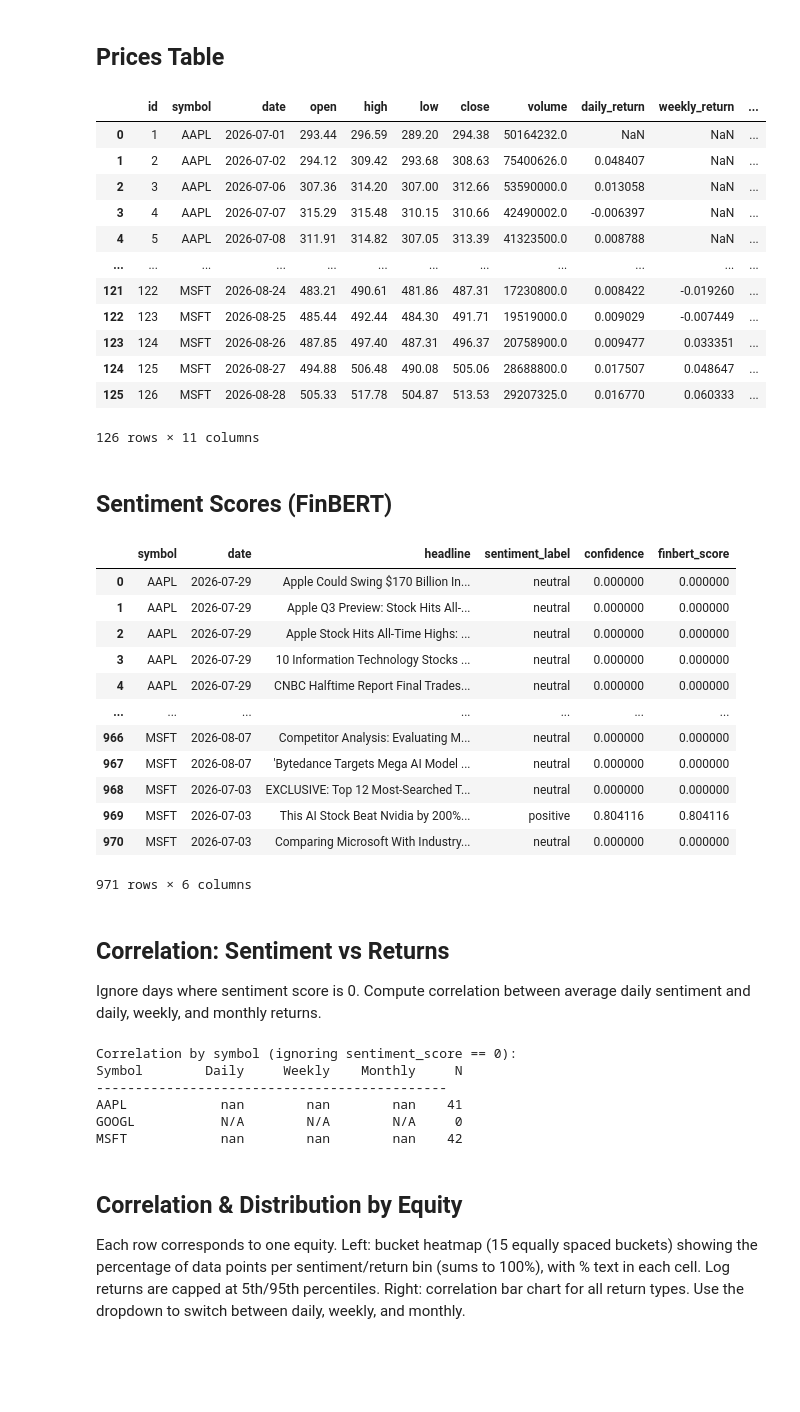
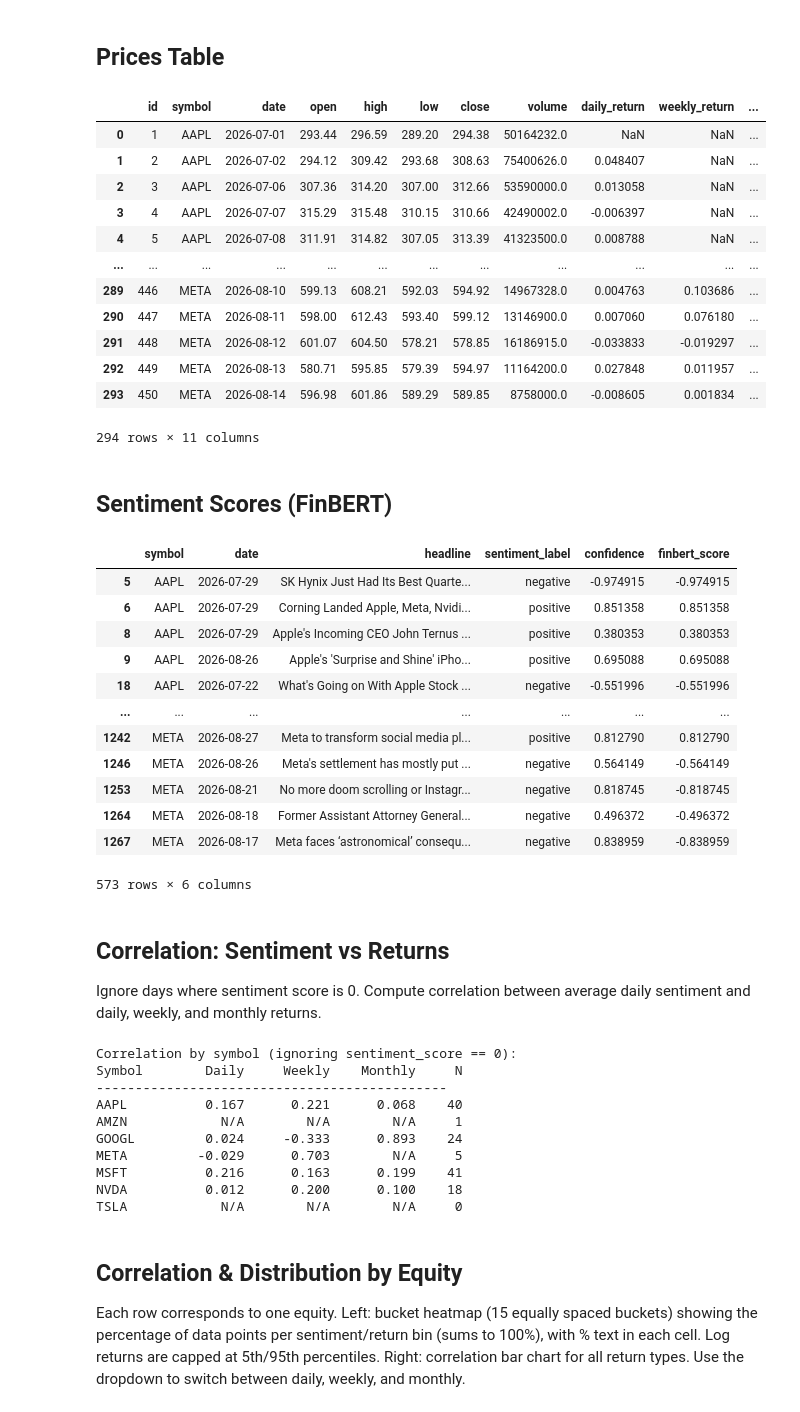
Before and after one commit to bmhiouah/Financial-news-sentiment-api, a Jupyter notebook: notebooks/demo.ipynb, the cells around one changed output. Cells and saved outputs as stored; diff of their text form; code cells hidden in the pictures; blank space fills up the shorter version.

```diff
--- a/notebooks/demo.ipynb
+++ b/notebooks/demo.ipynb
@@ -2,8 +2,3 @@
 # Pipeline Output - Database Inspector
 
 This notebook displays the contents of the SQLite database produced by the pipeline.
-# %%
-import sqlite3
-import pandas as pd
-
-DB_PATH = "../data/news.db"
@@ -43,37 +61,37 @@ prices
 | 3 | 4 | AAPL | 2026-07-07 | 315.29 | 315.48 | 310.15 | 310.66 | 42490002.0 | -0.006397 | NaN | ... |
 | 4 | 5 | AAPL | 2026-07-08 | 311.91 | 314.82 | 307.05 | 313.39 | 41323500.0 | 0.008788 | NaN | ... |
 | ... | ... | ... | ... | ... | ... | ... | ... | ... | ... | ... | ... |
-| 121 | 122 | MSFT | 2026-08-24 | 483.21 | 490.61 | 481.86 | 487.31 | 17230800.0 | 0.008422 | -0.019260 | ... |
-| 122 | 123 | MSFT | 2026-08-25 | 485.44 | 492.44 | 484.30 | 491.71 | 19519000.0 | 0.009029 | -0.007449 | ... |
-| 123 | 124 | MSFT | 2026-08-26 | 487.85 | 497.40 | 487.31 | 496.37 | 20758900.0 | 0.009477 | 0.033351 | ... |
-| 124 | 125 | MSFT | 2026-08-27 | 494.88 | 506.48 | 490.08 | 505.06 | 28688800.0 | 0.017507 | 0.048647 | ... |
-| 125 | 126 | MSFT | 2026-08-28 | 505.33 | 517.78 | 504.87 | 513.53 | 29207325.0 | 0.016770 | 0.060333 | ... |
+| 289 | 446 | META | 2026-08-10 | 599.13 | 608.21 | 592.03 | 594.92 | 14967328.0 | 0.004763 | 0.103686 | ... |
+| 290 | 447 | META | 2026-08-11 | 598.00 | 612.43 | 593.40 | 599.12 | 13146900.0 | 0.007060 | 0.076180 | ... |
+| 291 | 448 | META | 2026-08-12 | 601.07 | 604.50 | 578.21 | 578.85 | 16186915.0 | -0.033833 | -0.019297 | ... |
+| 292 | 449 | META | 2026-08-13 | 580.71 | 595.85 | 579.39 | 594.97 | 11164200.0 | 0.027848 | 0.011957 | ... |
+| 293 | 450 | META | 2026-08-14 | 596.98 | 601.86 | 589.29 | 589.85 | 8758000.0 | -0.008605 | 0.001834 | ... |
-126 rows × 11 columns
+294 rows × 11 columns
 # %% [markdown]
 ## Sentiment Scores (FinBERT)
 # %%
 conn = sqlite3.connect(DB_PATH)
 news_sentiment = pd.read_sql("""
     SELECT symbol, date, headline, sentiment_label, confidence, finbert_score
     FROM news
     WHERE finbert_score IS NOT NULL
 """, conn)
 conn.close()
-news_sentiment
+news_sentiment[news_sentiment['finbert_score'] != 0]
 # %% [output]
 |  | symbol | date | headline | sentiment_label | confidence | finbert_score |
-| 0 | AAPL | 2026-07-29 | Apple Could Swing $170 Billion In... | neutral | 0.000000 | 0.000000 |
-| 1 | AAPL | 2026-07-29 | Apple Q3 Preview: Stock Hits All-... | neutral | 0.000000 | 0.000000 |
-| 2 | AAPL | 2026-07-29 | Apple Stock Hits All-Time Highs: ... | neutral | 0.000000 | 0.000000 |
-| 3 | AAPL | 2026-07-29 | 10 Information Technology Stocks ... | neutral | 0.000000 | 0.000000 |
-| 4 | AAPL | 2026-07-29 | CNBC Halftime Report Final Trades... | neutral | 0.000000 | 0.000000 |
+| 5 | AAPL | 2026-07-29 | SK Hynix Just Had Its Best Quarte... | negative | -0.974915 | -0.974915 |
+| 6 | AAPL | 2026-07-29 | Corning Landed Apple, Meta, Nvidi... | positive | 0.851358 | 0.851358 |
+| 8 | AAPL | 2026-07-29 | Apple's Incoming CEO John Ternus ... | positive | 0.380353 | 0.380353 |
+| 9 | AAPL | 2026-08-26 | Apple's 'Surprise and Shine' iPho... | positive | 0.695088 | 0.695088 |
+| 18 | AAPL | 2026-07-22 | What's Going on With Apple Stock ... | negative | -0.551996 | -0.551996 |
 | ... | ... | ... | ... | ... | ... | ... |
-| 966 | MSFT | 2026-08-07 | Competitor Analysis: Evaluating M... | neutral | 0.000000 | 0.000000 |
-| 967 | MSFT | 2026-08-07 | 'Bytedance Targets Mega AI Model ... | neutral | 0.000000 | 0.000000 |
-| 968 | MSFT | 2026-07-03 | EXCLUSIVE: Top 12 Most-Searched T... | neutral | 0.000000 | 0.000000 |
-| 969 | MSFT | 2026-07-03 | This AI Stock Beat Nvidia by 200%... | positive | 0.804116 | 0.804116 |
-| 970 | MSFT | 2026-07-03 | Comparing Microsoft With Industry... | neutral | 0.000000 | 0.000000 |
+| 1242 | META | 2026-08-27 | Meta to transform social media pl... | positive | 0.812790 | 0.812790 |
+| 1246 | META | 2026-08-26 | Meta's settlement has mostly put ... | negative | 0.564149 | -0.564149 |
+| 1253 | META | 2026-08-21 | No more doom scrolling or Instagr... | negative | 0.818745 | -0.818745 |
+| 1264 | META | 2026-08-18 | Former Assistant Attorney General... | negative | 0.496372 | -0.496372 |
+| 1267 | META | 2026-08-17 | Meta faces ‘astronomical’ consequ... | negative | 0.838959 | -0.838959 |
-971 rows × 6 columns
+573 rows × 6 columns
 # %% [markdown]
 ## Correlation: Sentiment vs Returns
 
@@ -124,15 +142,18 @@ for symbol, rows in sorted(by_symbol.items()):
         score = sentiment_map.get((symbol, row["date"]))
         if score is None or score == 0:
             continue
-        if row.get("daily_return") is not None:
+        daily_r = row.get("daily_return")
+        weekly_r = row.get("weekly_return")
+        monthly_r = row.get("monthly_return")
+        if daily_r is not None and not (isinstance(daily_r, float) and math.isnan(daily_r)):
             daily_x.append(score)
-            daily_y.append(row["daily_return"])
-        if row.get("weekly_return") is not None:
+            daily_y.append(daily_r)
+        if weekly_r is not None and not (isinstance(weekly_r, float) and math.isnan(weekly_r)):
             weekly_x.append(score)
-            weekly_y.append(row["weekly_return"])
-        if row.get("monthly_return") is not None:
+            weekly_y.append(weekly_r)
+        if monthly_r is not None and not (isinstance(monthly_r, float) and math.isnan(monthly_r)):
             monthly_x.append(score)
-            monthly_y.append(row["monthly_return"])
+            monthly_y.append(monthly_r)
 
     d = corr(daily_x, daily_y)
     w = corr(weekly_x, weekly_y)
@@ -148,9 +169,13 @@ for symbol, rows in sorted(by_symbol.items()):
 Correlation by symbol (ignoring sentiment_score == 0):
 Symbol        Daily     Weekly    Monthly     N
 ---------------------------------------------
-AAPL            nan        nan        nan    41
-GOOGL           N/A        N/A        N/A     0
-MSFT            nan        nan        nan    42
+AAPL          0.167      0.221      0.068    40
+AMZN            N/A        N/A        N/A     1
+GOOGL         0.024     -0.333      0.893    24
+META         -0.029      0.703        N/A     5
+MSFT          0.216      0.163      0.199    41
+NVDA          0.012      0.200      0.100    18
+TSLA            N/A        N/A        N/A     0
 # %% [markdown]
 ## Correlation & Distribution by Equity
 
```
Also changed, not shown: parts of 7 cells of this notebook, 35 other files.
